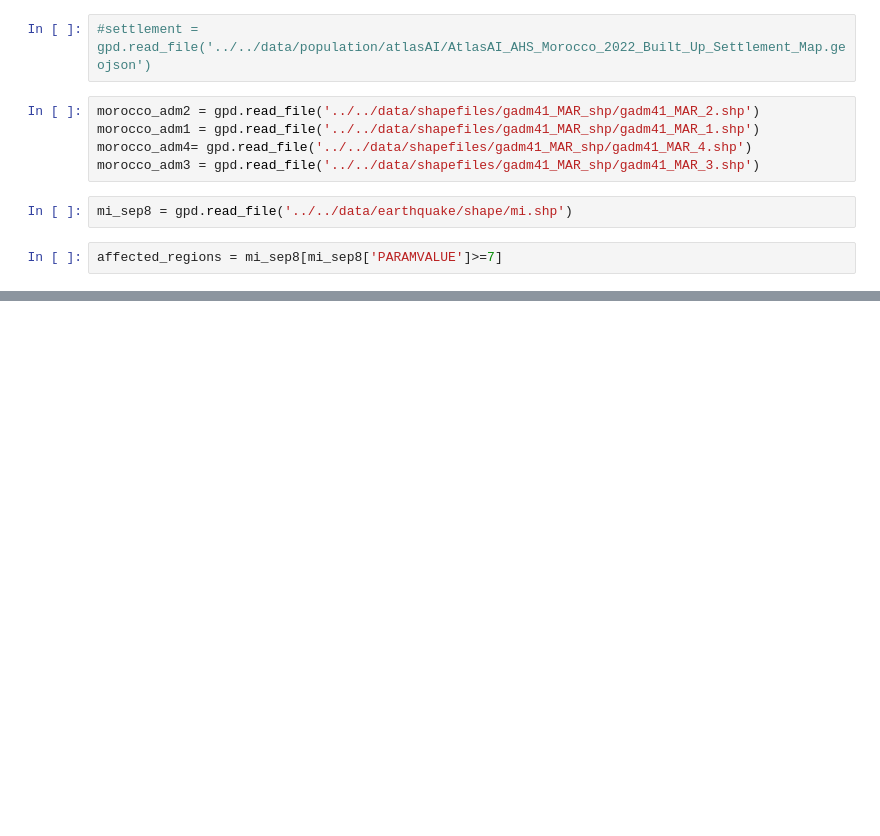
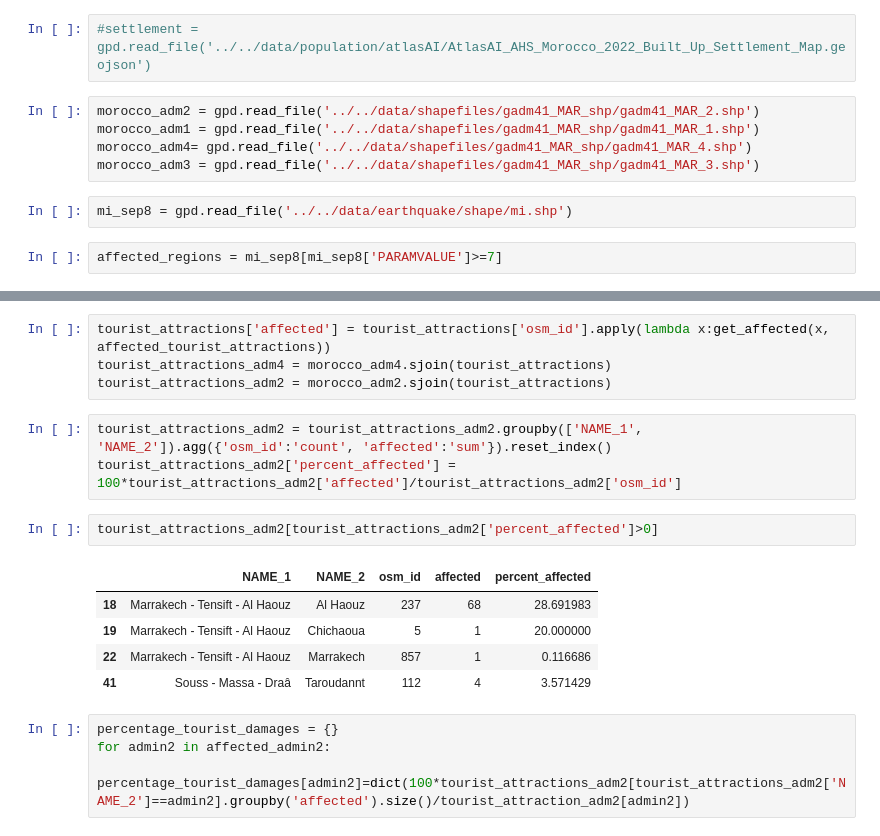
Before and after one commit to datapartnership/morocco-earthquake-impact, a Jupyter notebook: notebooks/population/settlement.ipynb, the cells around one changed output, grey strips where cells are left out. Saved outputs shown, nothing was run; the diff lists cells and outputs as text; blank space fills up the shorter version.

```diff
--- a/notebooks/population/settlement.ipynb
+++ b/notebooks/population/settlement.ipynb
@@ -213,2 +157,21 @@ Text(-0.35, -0.05, 'Source: Settlement layer from Atlas AI, earthquake intensity
+# %%
+tourist_attractions['affected'] = tourist_attractions['osm_id'].apply(lambda x:get_affected(x, affected_tourist_attractions))
+tourist_attractions_adm4 = morocco_adm4.sjoin(tourist_attractions)
+tourist_attractions_adm2 = morocco_adm2.sjoin(tourist_attractions)
+# %%
+tourist_attractions_adm2 = tourist_attractions_adm2.groupby(['NAME_1', 'NAME_2']).agg({'osm_id':'count', 'affected':'sum'}).reset_index()
+tourist_attractions_adm2['percent_affected'] = 100*tourist_attractions_adm2['affected']/tourist_attractions_adm2['osm_id']
+# %%
+tourist_attractions_adm2[tourist_attractions_adm2['percent_affected']>0]
+# %% [output]
+|  | NAME_1 | NAME_2 | osm_id | affected | percent_affected |
+| 18 | Marrakech - Tensift - Al Haouz | Al Haouz | 237 | 68 | 28.691983 |
+| 19 | Marrakech - Tensift - Al Haouz | Chichaoua | 5 | 1 | 20.000000 |
+| 22 | Marrakech - Tensift - Al Haouz | Marrakech | 857 | 1 | 0.116686 |
+| 41 | Souss - Massa - Draâ | Taroudannt | 112 | 4 | 3.571429 |
+# %%
+percentage_tourist_damages = {}
+for admin2 in affected_admin2:
+    percentage_tourist_damages[admin2]=dict(100*tourist_attractions_adm2[tourist_attractions_adm2['NAME_2']==admin2].groupby('affected').size()/tourist_attraction_adm2[admin2])
 # %% [markdown]
 <iframe width="100%" height="500px" src="https://studio.foursquare.com/public/c5888cbb-e1e8-4844-b80f-178cda333a17/embed" frameborder="0" allowfullscreen></iframe>
```
Also changed, not shown: parts of 51 cells of this notebook.
